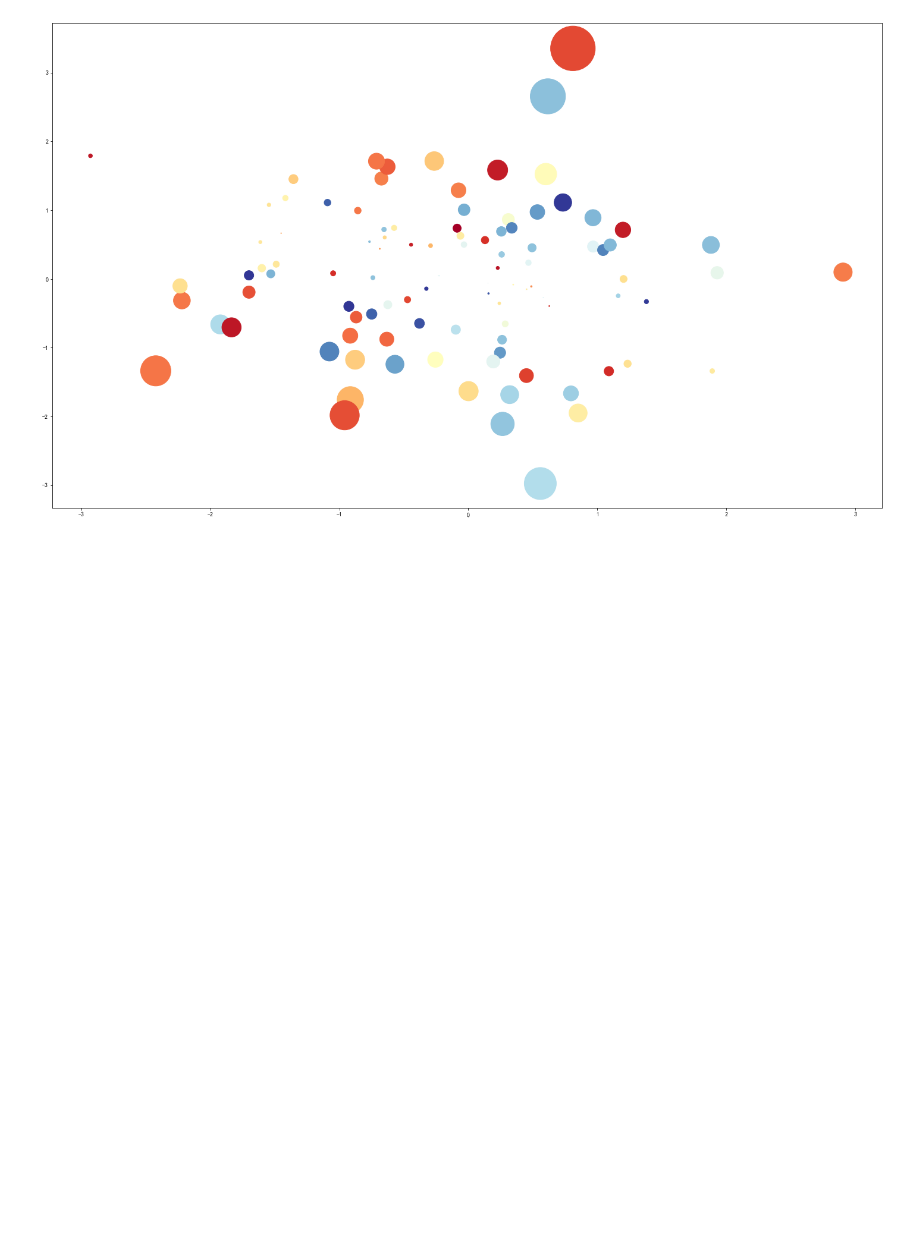
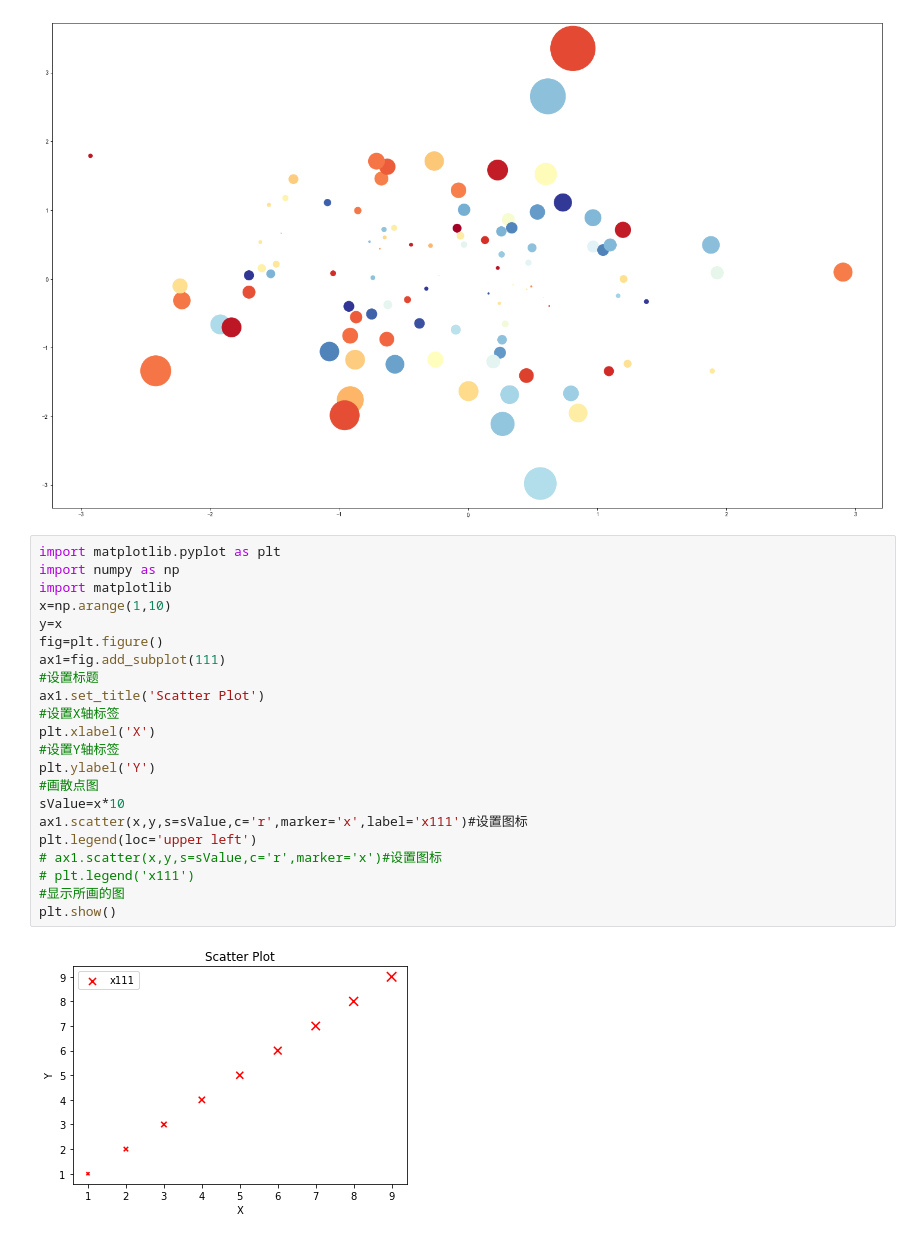
Before and after one commit to leledada/jupyter, a Jupyter notebook: datavisualization/ex3.ipynb, the cells around one changed output. Saved outputs shown, nothing was run; the diff lists cells and outputs as text; blank space fills up the shorter version.

```diff
--- a/datavisualization/ex3.ipynb
+++ b/datavisualization/ex3.ipynb
@@ -193,3 +193,27 @@ plt.scatter(a,b,s = np.power(10*a+20*b,2),c=np.random.rand(100),cmap=matplotlib.
 plt.show()
 # %% [output]
 [figure]
+# %%
+import matplotlib.pyplot as plt
+import numpy as np
+import matplotlib
+x=np.arange(1,10)
+y=x
+fig=plt.figure()
+ax1=fig.add_subplot(111)
+#设置标题
+ax1.set_title('Scatter Plot')
+#设置X轴标签
+plt.xlabel('X')
+#设置Y轴标签
+plt.ylabel('Y')
+#画散点图
+sValue=x*10
+ax1.scatter(x,y,s=sValue,c='r',marker='x',label='x111')#设置图标
+plt.legend(loc='upper left')
+# ax1.scatter(x,y,s=sValue,c='r',marker='x')#设置图标
+# plt.legend('x111')
+#显示所画的图
+plt.show()
+# %% [output]
+[figure, added]
```
Also changed, not shown: parts of 1 cell of this notebook, 1 other file.
